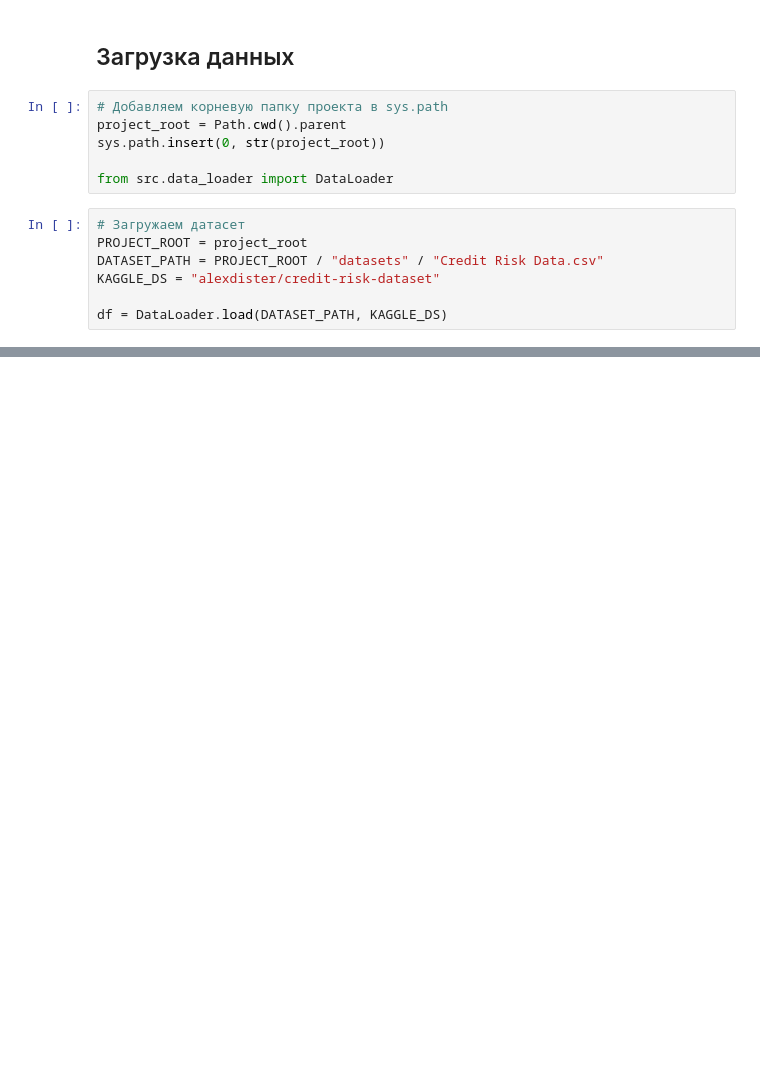
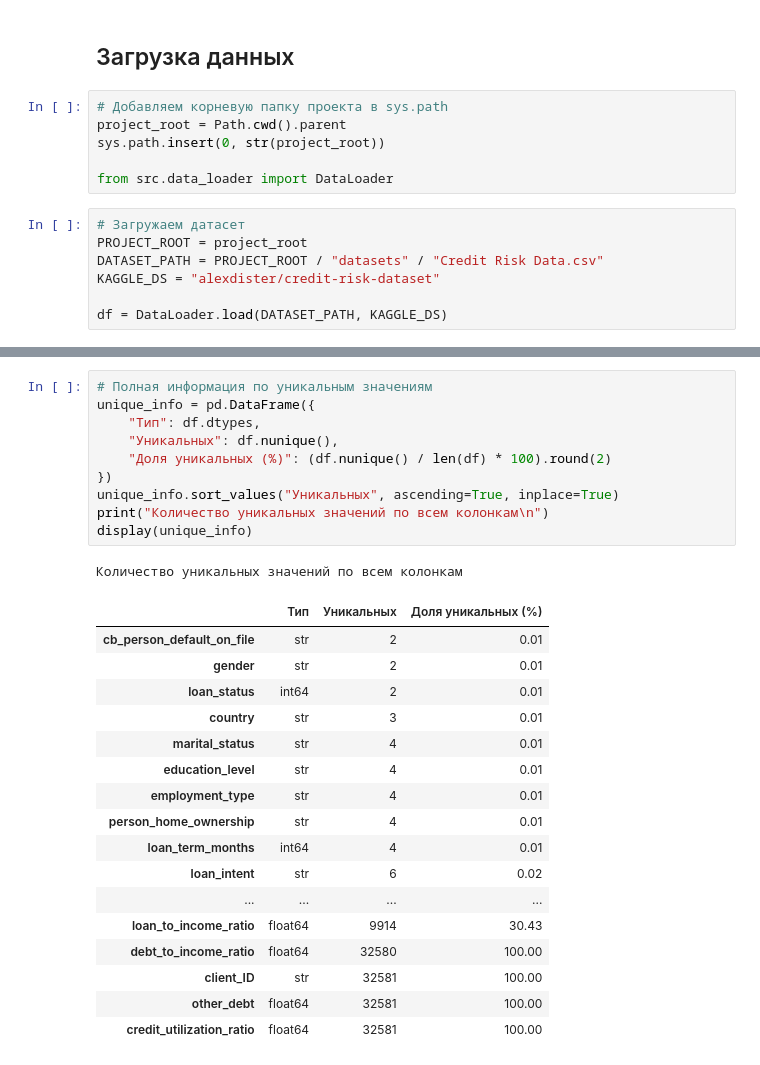
Before and after one commit to null-route-dev/credit-risk-classification, a Jupyter notebook: notebooks/01_eda_analysis.ipynb, the cells around one changed output, grey strips where cells are left out. Saved outputs shown, nothing was run; the diff lists cells and outputs as text; blank space fills up the shorter version.

Commit message:
feat: add initial inspection of the data structure

```diff
--- a/notebooks/01_eda_analysis.ipynb
+++ b/notebooks/01_eda_analysis.ipynb
@@ -27,0 +157,29 @@ df = DataLoader.load(DATASET_PATH, KAGGLE_DS)
+# %%
+# Полная информация по уникальным значениям
+unique_info = pd.DataFrame({
+    "Тип": df.dtypes,
+    "Уникальных": df.nunique(),
+    "Доля уникальных (%)": (df.nunique() / len(df) * 100).round(2)
+})
+unique_info.sort_values("Уникальных", ascending=True, inplace=True)
+print("Количество уникальных значений по всем колонкам\n")
+display(unique_info)
+# %% [output]
+Количество уникальных значений по всем колонкам
+|  | Тип | Уникальных | Доля уникальных (%) |
+| cb_person_default_on_file | str | 2 | 0.01 |
+| gender | str | 2 | 0.01 |
+| loan_status | int64 | 2 | 0.01 |
+| country | str | 3 | 0.01 |
+| marital_status | str | 4 | 0.01 |
+| education_level | str | 4 | 0.01 |
+| employment_type | str | 4 | 0.01 |
+| person_home_ownership | str | 4 | 0.01 |
+| loan_term_months | int64 | 4 | 0.01 |
+| loan_intent | str | 6 | 0.02 |
+| ... | ... | ... | ... |
+| loan_to_income_ratio | float64 | 9914 | 30.43 |
+| debt_to_income_ratio | float64 | 32580 | 100.00 |
+| client_ID | str | 32581 | 100.00 |
+| other_debt | float64 | 32581 | 100.00 |
+| credit_utilization_ratio | float64 | 32581 | 100.00 |
```
Also changed, not shown: parts of 7 cells of this notebook.
